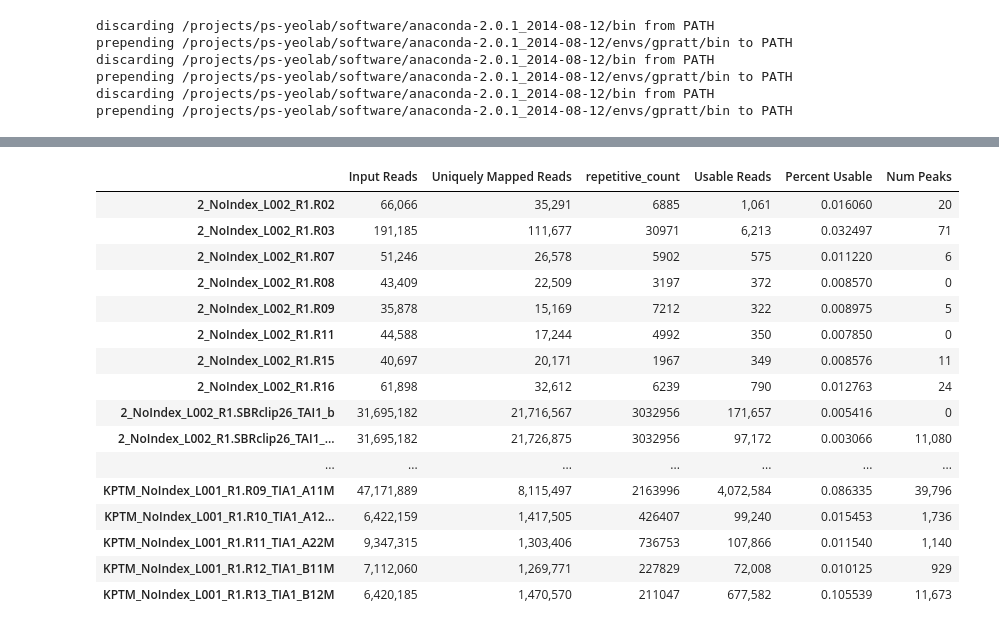
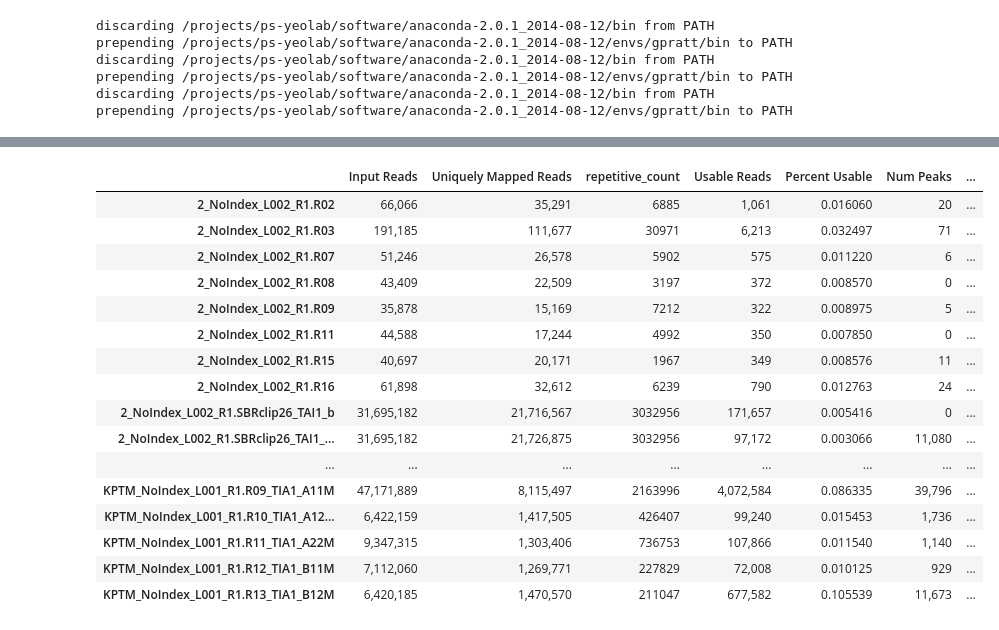
Before and after one commit to gpratt/iPython_Notebook, a Jupyter notebook: encode/encode_qc_v2.ipynb, the cells around one changed output, grey strips where cells are left out. Drawn from its saved outputs; the diff is of its cells as text; code cells hidden in the pictures.

```diff
--- a/encode/encode_qc_v2.ipynb
+++ b/encode/encode_qc_v2.ipynb
@@ -45,50 +45,51 @@ filtered_encode_v10 = encode_v10[[ "Input Reads",
                             "Percent Usable",
                             #"spot",
                             "Num Peaks",
+                            "Passed QC"
                             ]]
 
 HTML(filtered_encode_v10.to_html(formatters={"Input Reads" : parsers.commas,
                                      "Reads After Triming" : parsers.commas,
                                      "Reads after Quality Filtering" : parsers.commas,
                                      "Uniquely Mapped Reads" : parsers.commas,
                                      "Usable Reads" : parsers.commas,
                                      "Num Peaks": parsers.commas
                                      } ))
 # %% [output]
 <closed file '/nas3/gpratt/projects/encode/analysis/v10/6_NoIndex_L006_R1.R09.polyATrim.adapterTrim.metrics', mode 'r' at 0x...>
 <closed file '/nas3/gpratt/projects/encode/analysis/v10/6_NoIndex_L006_R1.R07.polyATrim.adapterTrim.metrics', mode 'r' at 0x...>
 <closed file '/nas3/gpratt/projects/encode/analysis/v10/6_NoIndex_L006_R1.R01.polyATrim.adapterTrim.metrics', mode 'r' at 0x...>
 <closed file '/nas3/gpratt/projects/encode/analysis/v10/6_NoIndex_L006_R1.SBRclip26.polyATrim.adapterTrim.metrics', mode 'r' at 0x...>
 <closed file '/nas3/gpratt/projects/encode/analysis/v10/6_NoIndex_L006_R1.SBRclip28.polyATrim.adapterTrim.metrics', mode 'r' at 0x...>
 <closed file '/nas3/gpratt/projects/encode/analysis/v10/IMP3H_NoIndex_L003_R1.R10_IMP3_C11H.polyATrim.adapterTrim.metrics', mode 'r' at 0x...>
 <closed file '/nas3/gpratt/projects/encode/analysis/v10/5_NoIndex_L005_R1.RSRclip37.polyATrim.adapterTrim.metrics', mode 'r' at 0x...>
 <closed file '/nas3/gpratt/projects/encode/analysis/v10/5_NoIndex_L005_R1.BSRclip18.polyATrim.adapterTrim.metrics', mode 'r' at 0x...>
 <closed file '/nas3/gpratt/projects/encode/analysis/v10/3_NoIndex_L003_R1.R04.polyATrim.adapterTrim.metrics', mode 'r' at 0x...>
 <closed file '/nas3/gpratt/projects/encode/analysis/v10/IMP3M_NoIndex_L004_R1.R13_IMP3_D12M.polyATrim.adapterTrim.metrics', mode 'r' at 0x...>
 <closed file '/nas3/gpratt/projects/encode/analysis/v10/5_NoIndex_L005_R1.SBRclip46.polyATrim.adapterTrim.metrics', mode 'r' at 0x...>
 <closed file '/nas3/gpratt/projects/encode/analysis/v10/IMP3M_NoIndex_L004_R1.unassigned.polyATrim.adapterTrim.metrics', mode 'r' at 0x...>
 <closed file '/nas3/gpratt/projects/encode/analysis/v10/4_NoIndex_L004_R1.R09.polyATrim.adapterTrim.metrics', mode 'r' at 0x...>
 <closed file '/nas3/gpratt/projects/encode/analysis/v10/4_NoIndex_L004_R1.R03_FUS_a.polyATrim.adapterTrim.metrics', mode 'r' at 0x...>
 <closed file '/nas3/gpratt/projects/encode/analysis/v10/IMP3H_NoIndex_L003_R1.R11_IMP3_C21H.polyATrim.adapterTrim.metrics', mode 'r' at 0x...>
 <closed file '/nas3/gpratt/projects/encode/analysis/v10/6_NoIndex_L006_R1.R15.polyATrim.adapterTrim.metrics', mode 'r' at 0x...>
 <closed file '/nas3/gpratt/projects/encode/analysis/v10/4_NoIndex_L004_R1.R04_FUS_b.polyATrim.adapterTrim.metrics', mode 'r' at 0x...>
 <closed file '/nas3/gpratt/projects/encode/analysis/v10/KI2_NoIndex_L002_R1.R08_IMP1_8.polyATrim.adapterTrim.metrics', mode 'r' at 0x...>
 <closed file '/nas3/gpratt/projects/encode/analysis/v10/IMP3M_NoIndex_L004_R1.R09_IMP3_C12M.polyATrim.adapterTrim.metrics', mode 'r' at 0x...>
 <closed file '/nas3/gpratt/projects/encode/analysis/v10/6_NoIndex_L006_R1.R05_FUBP1.polyATrim.adapterTrim.metrics', mode 'r' at 0x...>
-|  | Input Reads | Uniquely Mapped Reads | repetitive_count | Usable Reads | Percent Usable | Num Peaks |
-| 2_NoIndex_L002_R1.R02 | 66,066 | 35,291 | 6885 | 1,061 | 0.016060 | 20 |
-| 2_NoIndex_L002_R1.R03 | 191,185 | 111,677 | 30971 | 6,213 | 0.032497 | 71 |
-| 2_NoIndex_L002_R1.R07 | 51,246 | 26,578 | 5902 | 575 | 0.011220 | 6 |
-| 2_NoIndex_L002_R1.R08 | 43,409 | 22,509 | 3197 | 372 | 0.008570 | 0 |
-| 2_NoIndex_L002_R1.R09 | 35,878 | 15,169 | 7212 | 322 | 0.008975 | 5 |
-| 2_NoIndex_L002_R1.R11 | 44,588 | 17,244 | 4992 | 350 | 0.007850 | 0 |
-| 2_NoIndex_L002_R1.R15 | 40,697 | 20,171 | 1967 | 349 | 0.008576 | 11 |
-| 2_NoIndex_L002_R1.R16 | 61,898 | 32,612 | 6239 | 790 | 0.012763 | 24 |
-| 2_NoIndex_L002_R1.SBRclip26_TAI1_b | 31,695,182 | 21,716,567 | 3032956 | 171,657 | 0.005416 | 0 |
-| 2_NoIndex_L002_R1.SBRclip26_TAI1_... | 31,695,182 | 21,726,875 | 3032956 | 97,172 | 0.003066 | 11,080 |
-| ... | ... | ... | ... | ... | ... | ... |
-| KPTM_NoIndex_L001_R1.R09_TIA1_A11M | 47,171,889 | 8,115,497 | 2163996 | 4,072,584 | 0.086335 | 39,796 |
-| KPTM_NoIndex_L001_R1.R10_TIA1_A12... | 6,422,159 | 1,417,505 | 426407 | 99,240 | 0.015453 | 1,736 |
-| KPTM_NoIndex_L001_R1.R11_TIA1_A22M | 9,347,315 | 1,303,406 | 736753 | 107,866 | 0.011540 | 1,140 |
-| KPTM_NoIndex_L001_R1.R12_TIA1_B11M | 7,112,060 | 1,269,771 | 227829 | 72,008 | 0.010125 | 929 |
-| KPTM_NoIndex_L001_R1.R13_TIA1_B12M | 6,420,185 | 1,470,570 | 211047 | 677,582 | 0.105539 | 11,673 |
+|  | Input Reads | Uniquely Mapped Reads | repetitive_count | Usable Reads | Percent Usable | Num Peaks | ... |
+| 2_NoIndex_L002_R1.R02 | 66,066 | 35,291 | 6885 | 1,061 | 0.016060 | 20 | ... |
+| 2_NoIndex_L002_R1.R03 | 191,185 | 111,677 | 30971 | 6,213 | 0.032497 | 71 | ... |
+| 2_NoIndex_L002_R1.R07 | 51,246 | 26,578 | 5902 | 575 | 0.011220 | 6 | ... |
+| 2_NoIndex_L002_R1.R08 | 43,409 | 22,509 | 3197 | 372 | 0.008570 | 0 | ... |
+| 2_NoIndex_L002_R1.R09 | 35,878 | 15,169 | 7212 | 322 | 0.008975 | 5 | ... |
+| 2_NoIndex_L002_R1.R11 | 44,588 | 17,244 | 4992 | 350 | 0.007850 | 0 | ... |
+| 2_NoIndex_L002_R1.R15 | 40,697 | 20,171 | 1967 | 349 | 0.008576 | 11 | ... |
+| 2_NoIndex_L002_R1.R16 | 61,898 | 32,612 | 6239 | 790 | 0.012763 | 24 | ... |
+| 2_NoIndex_L002_R1.SBRclip26_TAI1_b | 31,695,182 | 21,716,567 | 3032956 | 171,657 | 0.005416 | 0 | ... |
+| 2_NoIndex_L002_R1.SBRclip26_TAI1_... | 31,695,182 | 21,726,875 | 3032956 | 97,172 | 0.003066 | 11,080 | ... |
+| ... | ... | ... | ... | ... | ... | ... | ... |
+| KPTM_NoIndex_L001_R1.R09_TIA1_A11M | 47,171,889 | 8,115,497 | 2163996 | 4,072,584 | 0.086335 | 39,796 | ... |
+| KPTM_NoIndex_L001_R1.R10_TIA1_A12... | 6,422,159 | 1,417,505 | 426407 | 99,240 | 0.015453 | 1,736 | ... |
+| KPTM_NoIndex_L001_R1.R11_TIA1_A22M | 9,347,315 | 1,303,406 | 736753 | 107,866 | 0.011540 | 1,140 | ... |
+| KPTM_NoIndex_L001_R1.R12_TIA1_B11M | 7,112,060 | 1,269,771 | 227829 | 72,008 | 0.010125 | 929 | ... |
+| KPTM_NoIndex_L001_R1.R13_TIA1_B12M | 6,420,185 | 1,470,570 | 211047 | 677,582 | 0.105539 | 11,673 | ... |
```
